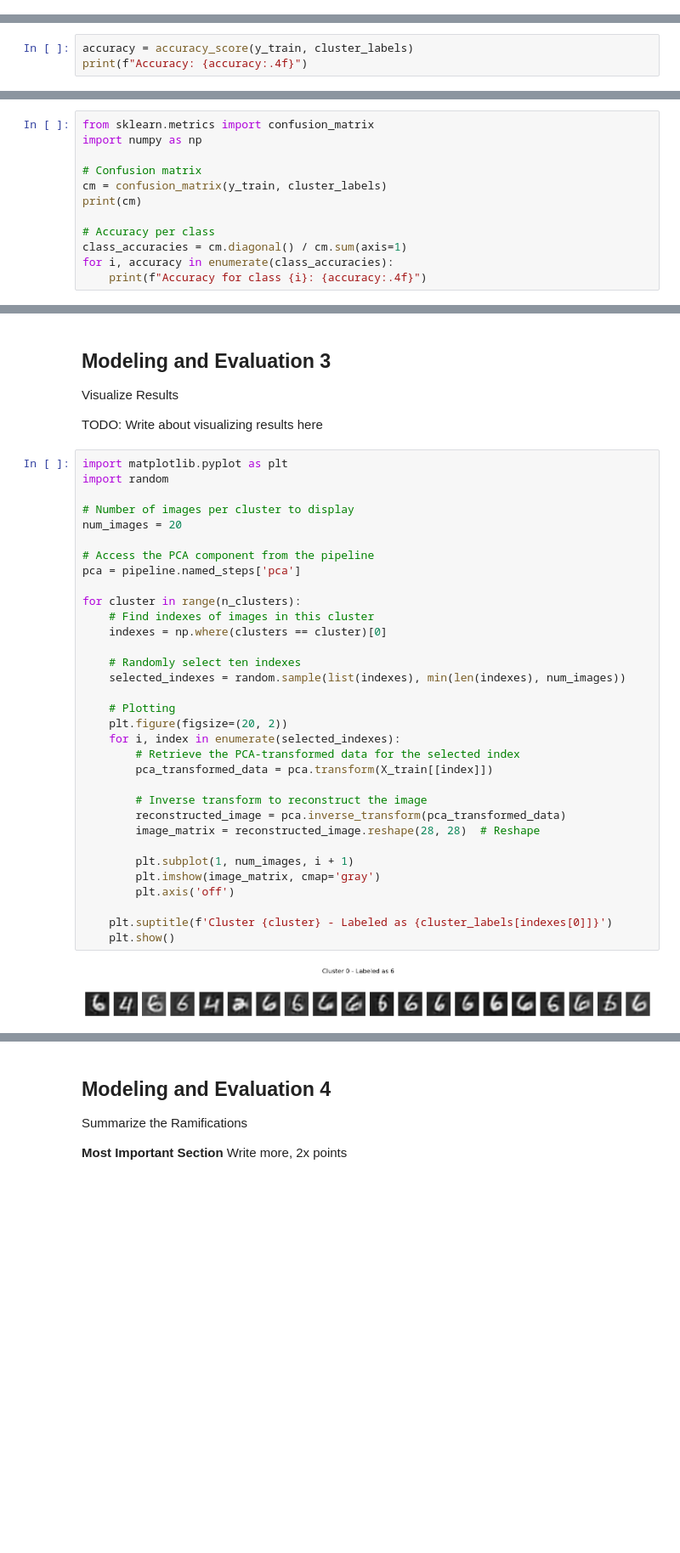
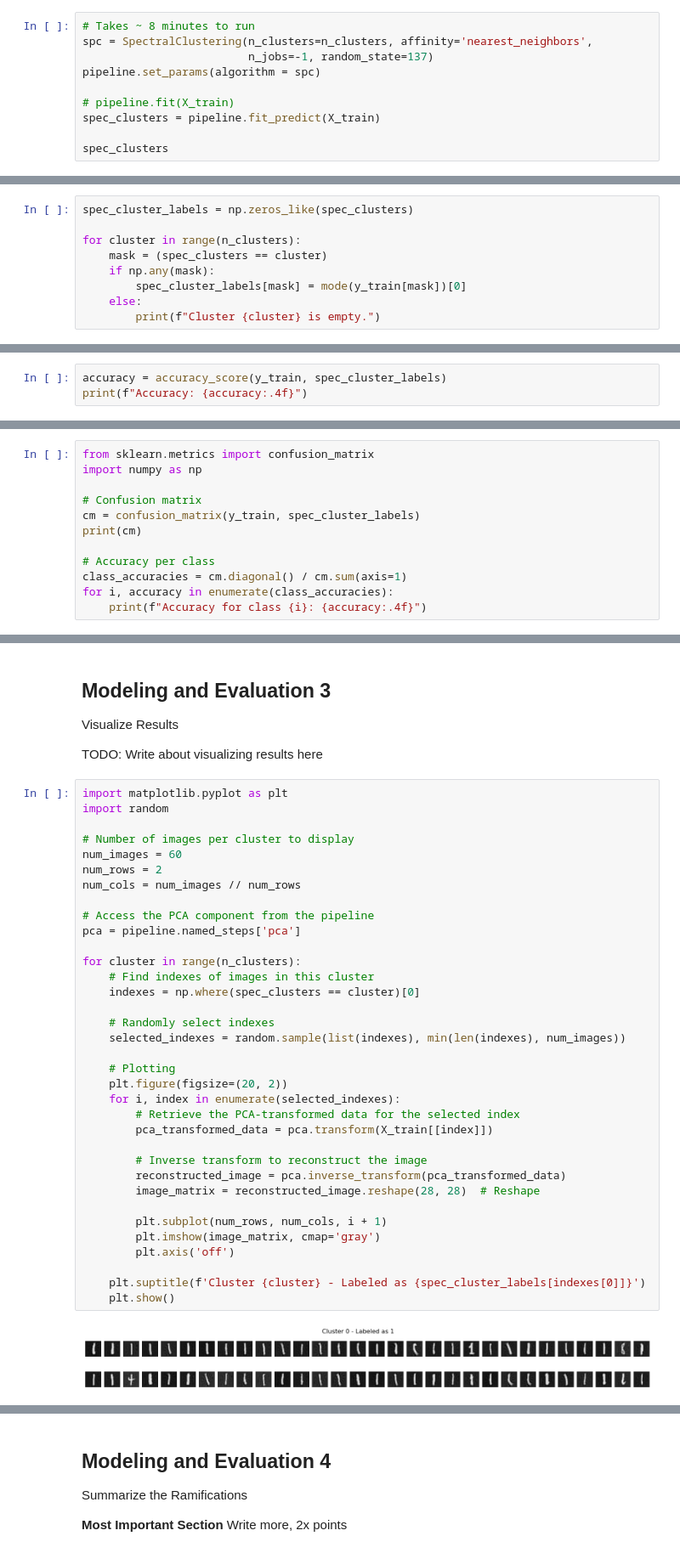
Before and after one commit to NickSager/DS7331_Projects, a Jupyter notebook: Lab03.ipynb, the cells around one changed output, grey strips where cells are left out. Shown at 85% size. Drawn from its saved outputs; the diff is of its cells as text; blank space fills up the shorter version.

Commit message:
Add spectral clustering, update visualizations

```diff
--- a/Lab03.ipynb
+++ b/Lab03.ipynb
@@ -524,0 +517,10 @@ InvalidParameterError: The 'scoring' parameter of GridSearchCV must be a str amo
+# %%
+# Takes ~ 8 minutes to run
+spc = SpectralClustering(n_clusters=n_clusters, affinity='nearest_neighbors',
+                         n_jobs=-1, random_state=137)
+pipeline.set_params(algorithm = spc)
+
+# pipeline.fit(X_train)
+spec_clusters = pipeline.fit_predict(X_train)
+
+spec_clusters
@@ -524,0 +529,9 @@ InvalidParameterError: The 'scoring' parameter of GridSearchCV must be a str amo
+# %%
+spec_cluster_labels = np.zeros_like(spec_clusters)
+
+for cluster in range(n_clusters):
+    mask = (spec_clusters == cluster)
+    if np.any(mask):
+        spec_cluster_labels[mask] = mode(y_train[mask])[0]
+    else:
+        print(f"Cluster {cluster} is empty.")
@@ -539,6 +574,6 @@ TODO: Revisit clustering metrics
 
 TODO: Explain again the choice to evaluate accuracy on best model
 # %%
-accuracy = accuracy_score(y_train, cluster_labels)
+accuracy = accuracy_score(y_train, spec_cluster_labels)
 print(f"Accuracy: {accuracy:.4f}")
 # %% [output]
@@ -548,7 +583,7 @@ from sklearn.metrics import confusion_matrix
 import numpy as np
 
 # Confusion matrix
-cm = confusion_matrix(y_train, cluster_labels)
+cm = confusion_matrix(y_train, spec_cluster_labels)
 print(cm)
 
 # Accuracy per class
@@ -585,35 +620,37 @@ TODO: Write about visualizing results here
 # %%
 import matplotlib.pyplot as plt
 import random
 
 # Number of images per cluster to display
-num_images = 20
+num_images = 60
+num_rows = 2
+num_cols = num_images // num_rows
 
 # Access the PCA component from the pipeline
 pca = pipeline.named_steps['pca']
 
 for cluster in range(n_clusters):
     # Find indexes of images in this cluster
-    indexes = np.where(clusters == cluster)[0]
+    indexes = np.where(spec_clusters == cluster)[0]
 
-    # Randomly select ten indexes
+    # Randomly select indexes
     selected_indexes = random.sample(list(indexes), min(len(indexes), num_images))
 
     # Plotting
     plt.figure(figsize=(20, 2))
     for i, index in enumerate(selected_indexes):
         # Retrieve the PCA-transformed data for the selected index
         pca_transformed_data = pca.transform(X_train[[index]])
 
         # Inverse transform to reconstruct the image
         reconstructed_image = pca.inverse_transform(pca_transformed_data)
         image_matrix = reconstructed_image.reshape(28, 28)  # Reshape
 
-        plt.subplot(1, num_images, i + 1)
+        plt.subplot(num_rows, num_cols, i + 1)
         plt.imshow(image_matrix, cmap='gray')
         plt.axis('off')
 
-    plt.suptitle(f'Cluster {cluster} - Labeled as {cluster_labels[indexes[0]]}')
+    plt.suptitle(f'Cluster {cluster} - Labeled as {spec_cluster_labels[indexes[0]]}')
     plt.show()
 # %% [output]
-[figure, old version]
+[figure, new version]
```
Also changed, not shown: parts of 15 cells of this notebook.
